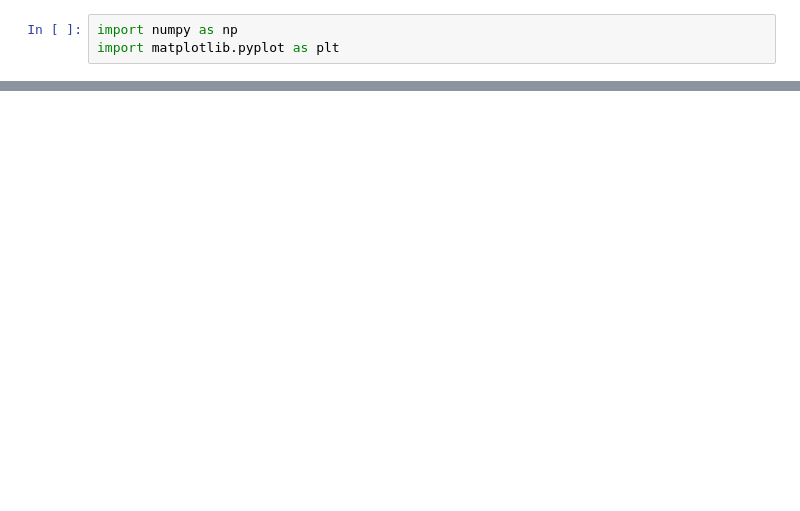
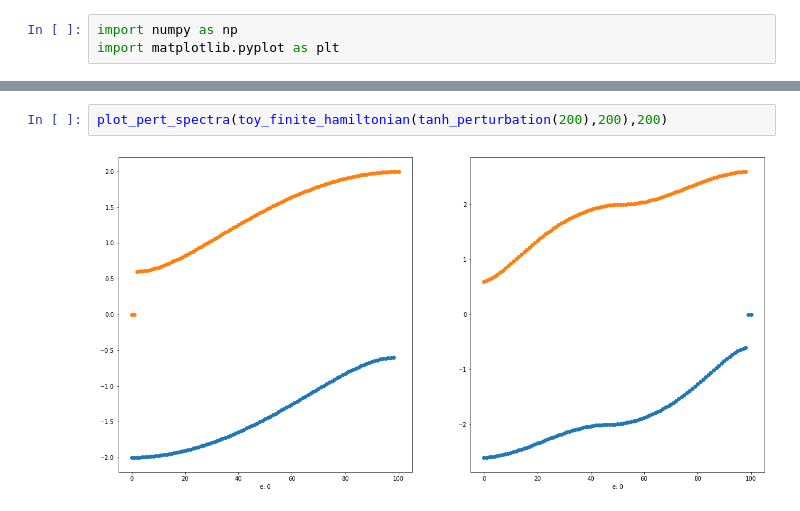
Before and after one commit to lucas-s-work/M4R, a Jupyter notebook: masters.ipynb, the cells around one changed output, grey strips where cells are left out. Saved outputs shown, nothing was run; the diff lists cells and outputs as text; blank space fills up the shorter version.

Commit message:
Add hybrid and exact edge state computation, and spectra calculations

```diff
--- a/masters.ipynb
+++ b/masters.ipynb
@@ -407,0 +342,4 @@ plot_lattice_polarization_change(20, 10, steps=10, perturbation=linear_perturbat
+# %%
+plot_pert_spectra(toy_finite_hamiltonian(tanh_perturbation(200),200),200)
+# %% [output]
+[figure, added]
```
Also changed, not shown: parts of 41 cells of this notebook.
